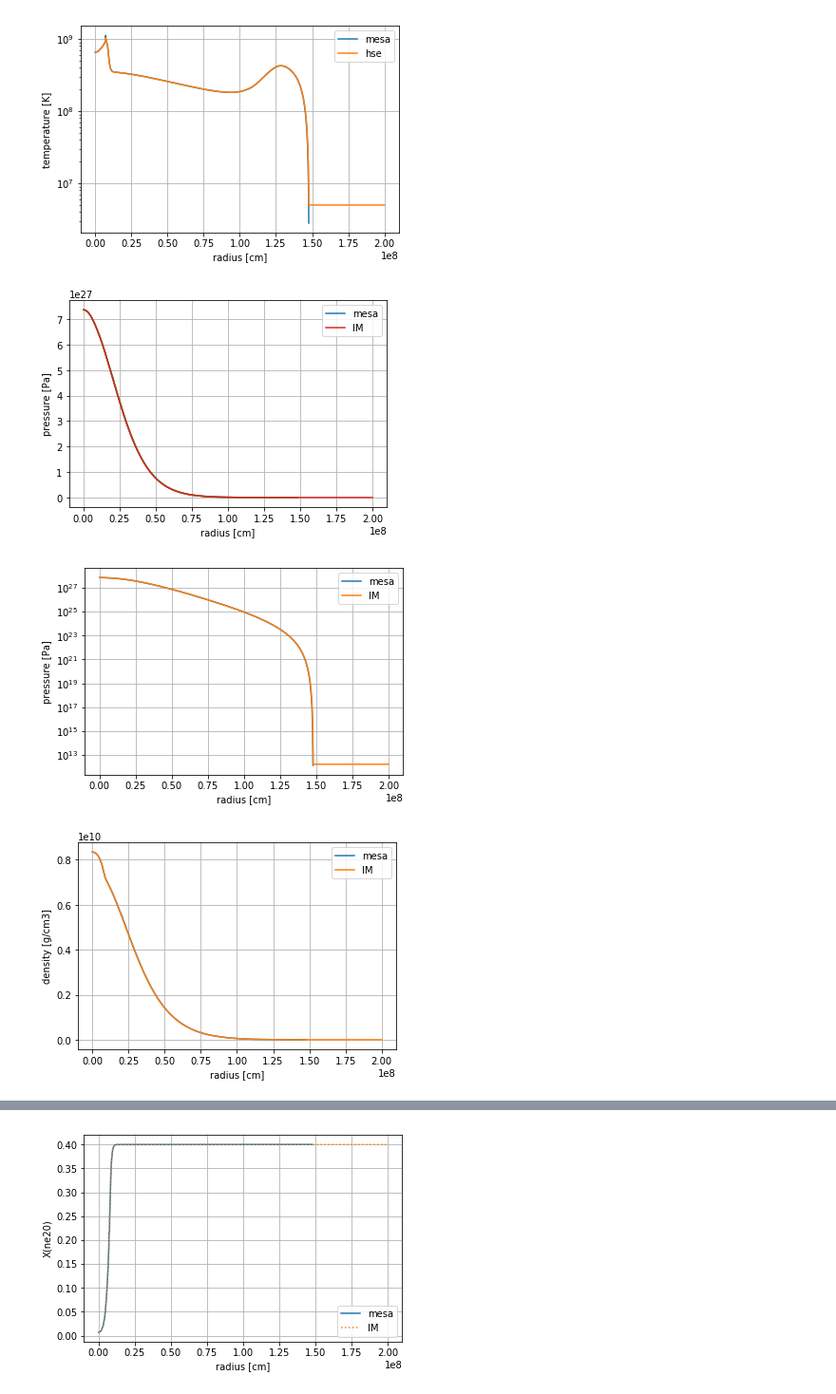
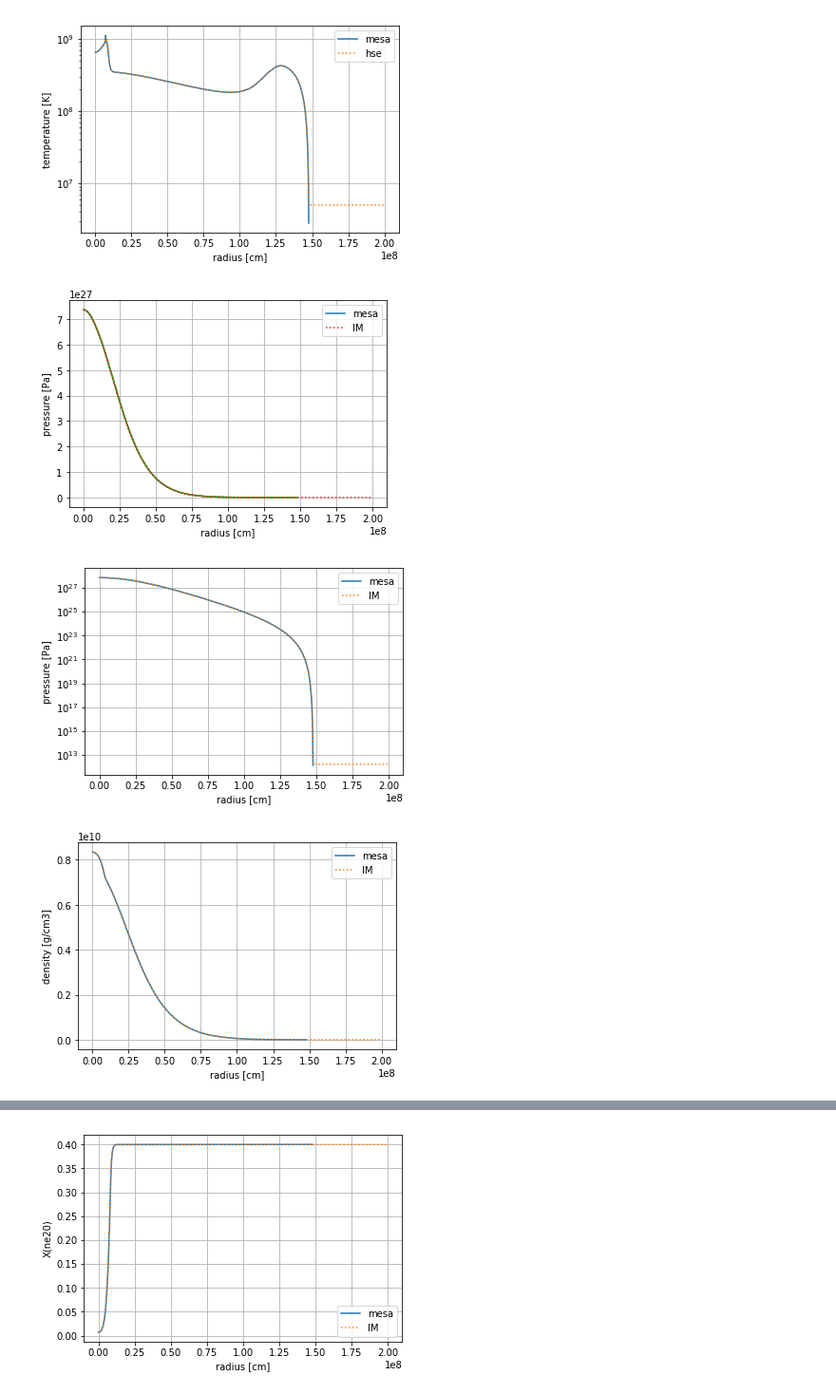
Before and after one commit to XinlongSBU/xinlong_file, a Jupyter notebook: initial-model_prepare/compare_initial-model_MESA.ipynb, the cells around one changed output, grey strips where cells are left out. Shown at 95% size. Drawn from its saved outputs; the diff is of its cells as text; code cells hidden in the pictures.

```diff
--- a/initial-model_prepare/compare_initial-model_MESA.ipynb
+++ b/initial-model_prepare/compare_initial-model_MESA.ipynb
@@ -8,7 +8,7 @@ import re
 a = pd.read_excel("ONe6040_helm_update.xlsx")
 
 # Read data after the initial module
-f = open("ECSN-ONe6040-final.hse.5120","r")
+f = open("ECSN-ONe6040-final.hse.20480","r")
 data = f.readlines()  # data is a list. each element is a line of "23Ne...dat"
 f.close()
 del data[0:16]
@@ -92,23 +87,23 @@ plt.show()
 # %%
 temp = np.array(a["temperature"])
 T = np.power(10,np.array(a["logT"]))
 
 T_interp = np.interp(r_interp, radius[::-1], temp[::-1])
 
 plt.semilogy(radius*r_sun,temp,label='mesa')
 #plt.semilogy(R*r_sun,T,":")
 #plt.semilogy(r_interp,T_interp)
 
-plt.semilogy(np.array(df['radius']),np.array(df['temperature']),label='hse')
+plt.semilogy(np.array(df['radius']),np.array(df['temperature']), ":",label='hse')
 
 plt.xlabel("radius [cm]")
 plt.ylabel("temperature [K]")
 plt.legend()
 plt.grid()
 #plt.show()
 plt.savefig("temp_initial model")
 # %% [output]
-[figure, old version]
+[figure, new version]
 # %%
 pressure = np.array(a['pressure'])
 P = np.power(10,np.array(a["logP"]))
@@ -119,7 +114,7 @@ plt.plot(R*r_sun,pressure,label='mesa')
 plt.plot(R*r_sun,P)
 plt.plot(r_interp*r_sun,p_interp)
 
-plt.plot(np.array(df['radius']),np.array(df['pressure']),label='IM')
+plt.plot(np.array(df['radius']),np.array(df['pressure']),":",label='IM')
 
 plt.xlabel("radius [cm]")
 plt.ylabel("pressure [Pa]")
@@ -131,7 +126,7 @@ plt.grid()
 #plt.show()
 #plt.savefig("pressure_initial_model")
 # %% [output]
-[figure, old version]
+[figure, new version]
 # %%
 pressure = np.array(a['pressure'])
 P = np.power(10,np.array(a["logP"]))
@@ -142,7 +137,7 @@ plt.semilogy(R*r_sun,pressure,label='mesa')
 #plt.semilogy(R*r_sun,P)
 #plt.semilogy(r_interp*r_sun,p_interp)
 
-plt.semilogy(np.array(df['radius']),np.array(df['pressure']),label='IM')
+plt.semilogy(np.array(df['radius']),np.array(df['pressure']), ":",label='IM')
 
 plt.xlabel("radius [cm]")
 plt.ylabel("pressure [Pa]")
@@ -151,13 +146,13 @@ plt.legend()
 plt.grid()
 plt.show()
 # %% [output]
-[figure, old version]
+[figure, new version]
 # %%
 rho = np.power(10,np.array(a["logRho"]))
 
 plt.plot(radius*r_sun,rho,label='mesa')
 
-plt.plot(np.array(df['radius']),np.array(df['density']),label='IM')
+plt.plot(np.array(df['radius']),np.array(df['density']), ":",label='IM')
 
 plt.xlabel("radius [cm]")
 plt.ylabel("density [g/cm3]")
@@ -165,7 +160,7 @@ plt.legend()
 plt.grid()
 plt.show()
 # %% [output]
-[figure, old version]
+[figure, new version]
 # %%
 plt.semilogy(radius*r_sun,rho,label='mesa')
 
```
Also changed, not shown: parts of 9 cells of this notebook, 2 other files.
